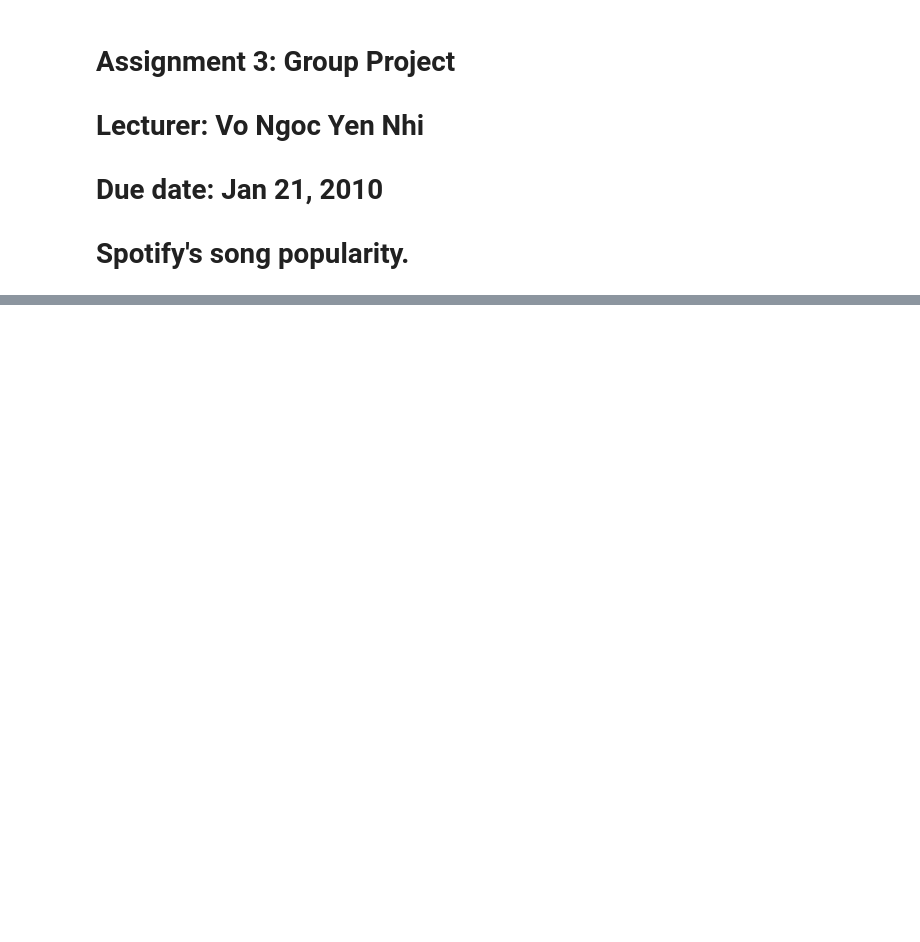
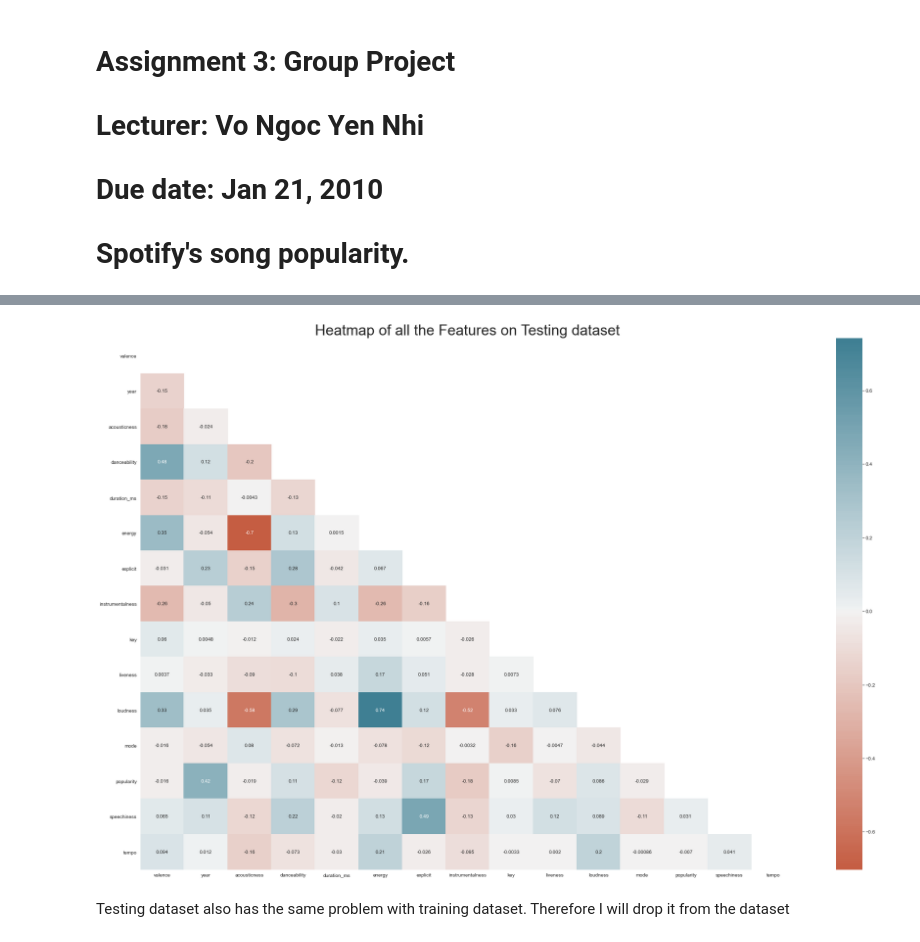
Before and after one commit to quangLinh9038/pds-group-project, a Jupyter notebook: assignment3.ipynb, the cells around one changed output, grey strips where cells are left out. Cells and saved outputs as stored; diff of their text form; code cells hidden in the pictures; blank space fills up the shorter version.

```diff
--- a/assignment3.ipynb
+++ b/assignment3.ipynb
@@ -91,0 +232,24 @@ df.describe(include='object').T
+# %%
+# Plot fig sizing.
+style.use('ggplot')
+sns.set_style('whitegrid')
+plt.subplots(figsize = (30,20))
+# Plotting heatmap.
+
+# Generate a mask for the upper triangle (taken from seaborn example gallery)
+mask = np.zeros_like(train.corr(), dtype=np.bool)
+mask[np.triu_indices_from(mask)] = True
+
+
+sns.heatmap(test.corr(),
+            cmap=sns.diverging_palette(20, 220, n=200),
+            mask = mask,
+            annot=True,
+            center = 0,
+           );
+# Give title.
+plt.title("Heatmap of all the Features on Testing dataset", fontsize = 30);
+# %% [output]
+[figure, added]
+# %% [markdown]
+Testing dataset also has the same problem with training dataset. Therefore I will drop it from the dataset
```
Also changed, not shown: parts of 26 cells of this notebook.
